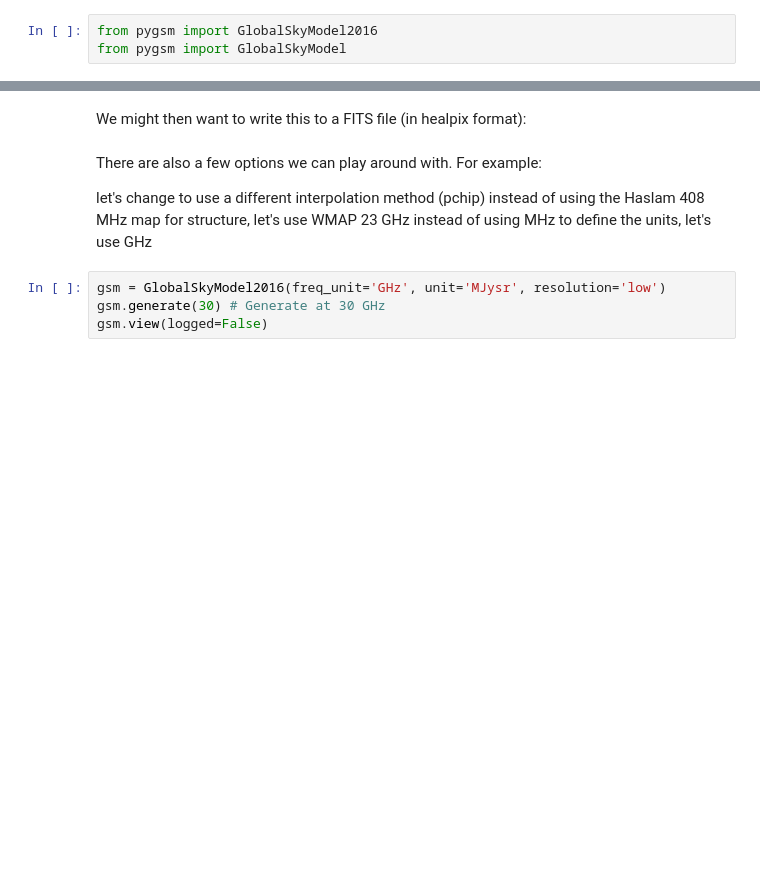
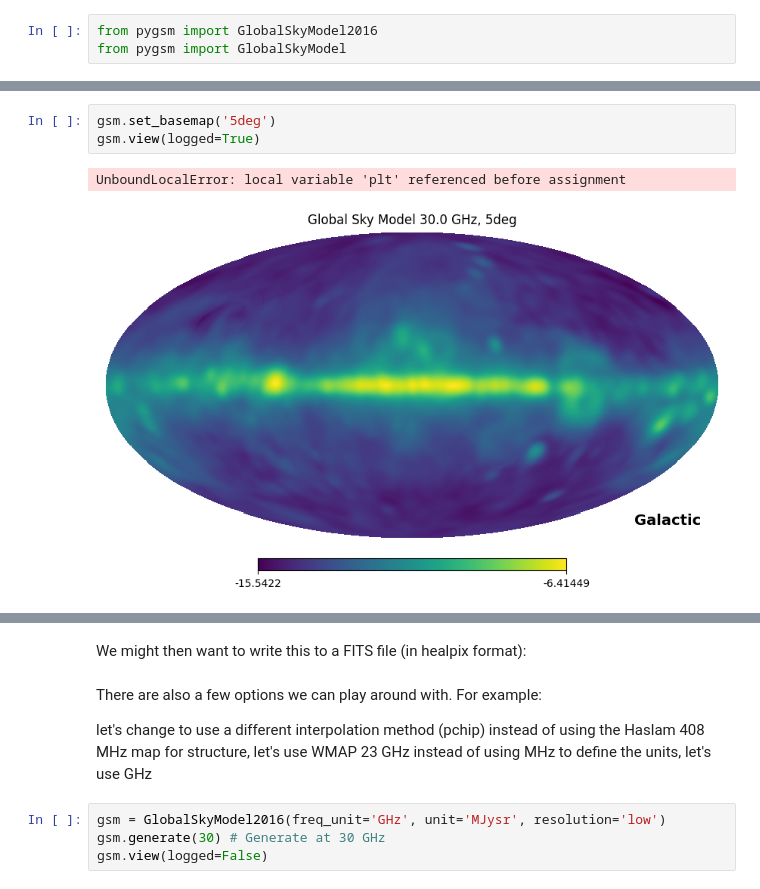
Before and after one commit to 3c279/code4mia, a Jupyter notebook: SkyModelAuger.ipynb, the cells around one changed output, grey strips where cells are left out. Saved outputs shown, nothing was run; the diff lists cells and outputs as text; blank space fills up the shorter version.

```diff
--- a/SkyModelAuger.ipynb
+++ b/SkyModelAuger.ipynb
@@ -6 +23,7 @@ from pygsm import GlobalSkyModel
+# %%
+gsm.set_basemap('5deg')
+gsm.view(logged=True)
+# %% [output]
+UnboundLocalError: local variable 'plt' referenced before assignment
+[figure, added]
 # %%
```
Also changed, not shown: parts of 9 cells of this notebook.
